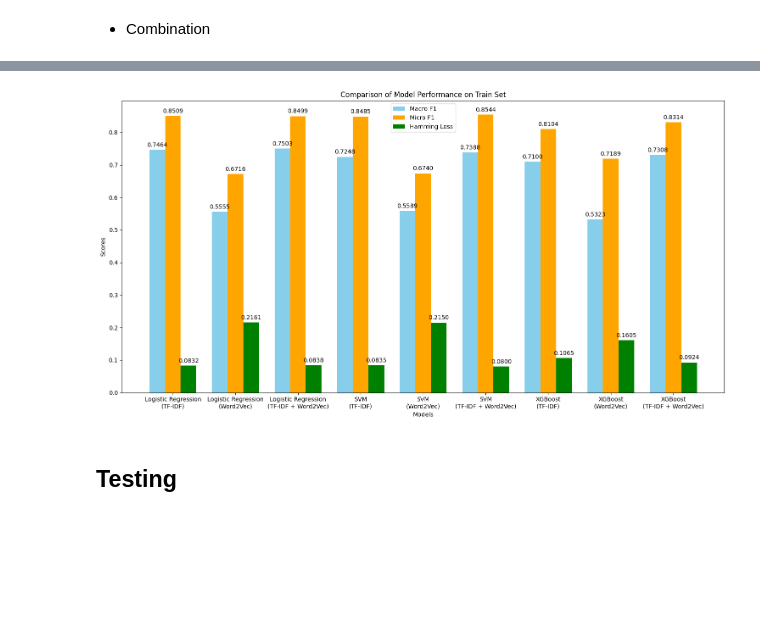
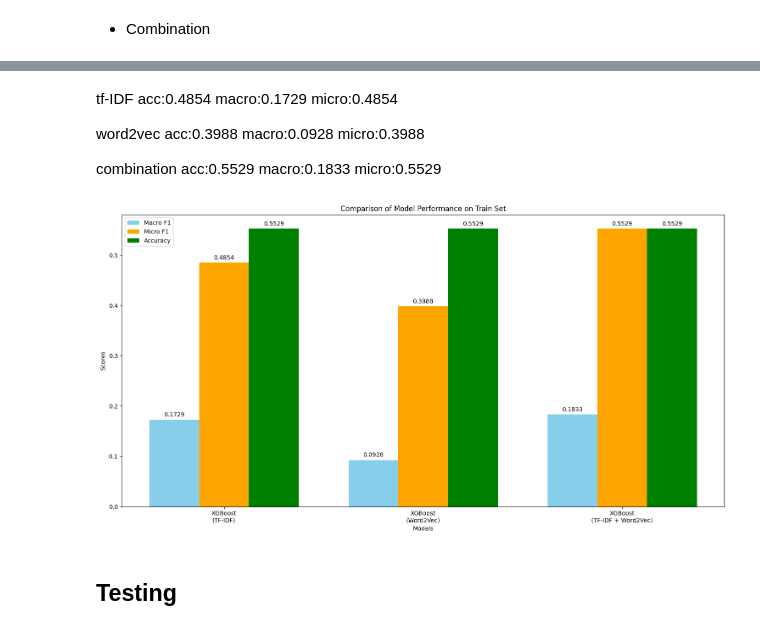
Before and after one commit to martapereira0/NLP-Text_Classification, a Jupyter notebook: main.ipynb, the cells around one changed output, grey strips where cells are left out. Cells and saved outputs as stored; diff of their text form; code cells hidden in the pictures; blank space fills up the shorter version.

```diff
--- a/main.ipynb
+++ b/main.ipynb
@@ -757,7 +924,7 @@ for C in C_values:
             C=C, max_iter=1000, random_state=42, class_weight='balanced')))
     ])
 
-    macro_f1, micro_f1, hamming, _ = evaluate_model(
+    macro_f1, micro_f1, hamming, _ = evaluate_model_mc(
         train_data['lemmatized_reviews'],
         val_data['lemmatized_reviews'],
         y_train,
@@ -1011,3 +1168,9 @@ def compute_scale_pos_weight(y_train):
+# %%
+def compute_sample_weights(y_train):
+    class_counts = pd.Series(y_train).value_counts()
+    total_samples = len(y_train)
+    sample_weights = np.array([total_samples / (len(class_counts) * class_counts.get(y, 1)) for y in y_train])
+    return sample_weights
 # %%
 class CustomXGBClassifier:
     def __init__(self, scale_pos_weights, **kwargs):
@@ -1089,14 +1261,2 @@ Hamming Loss: 0.1065
 # %% [markdown]
 * Word2Vec
-# %%
-model_xgb_w2v = CustomXGBClassifier(scale_pos_weights=scale_pos_weights)
-
-macro_f1, micro_f1, hamming, _ = evaluate_model(X_train_w2v, X_val_w2v, y_train, y_val, "XGBoost (Word2Vec)", model_xgb_w2v)
-
-train_results.append({
-    'Model': 'XGBoost',
-    'Feature Set': 'Word2Vec',
-    'Macro F1': macro_f1,
-    'Micro F1': micro_f1,
-    'Hamming Loss': hamming
-})
@@ -1123,14 +1320,2 @@ Hamming Loss: 0.1605
 # %% [markdown]
 * Combination
-# %%
-model_xgb_combined = CustomXGBClassifier(scale_pos_weights=scale_pos_weights)
-
-macro_f1, micro_f1, hamming, _ = evaluate_model(X_train_combined, X_val_combined, y_train, y_val, "XGBoost (TF-IDF + Word2Vec)", model_xgb_combined)
-
-train_results.append({
-    'Model': 'XGBoost',
-    'Feature Set': 'TF-IDF + Word2Vec',
-    'Macro F1': macro_f1,
-    'Micro F1': micro_f1,
-    'Hamming Loss': hamming
-})
@@ -1159,32 +1382,47 @@ The Combination of TF-IDF and Word2Vec is generally the best choice for most mod
+# %% [markdown]
+tf-IDF
+acc:0.4854
+macro:0.1729
+micro:0.4854
+
+word2vec
+acc:0.3988
+macro:0.0928
+micro:0.3988
+
+combination
+acc:0.5529
+macro:0.1833
+micro:0.5529
 # %%
 models = [result['Model'] for result in train_results]
 feature_sets = [result['Feature Set'] for result in train_results]
 macro_f1 = [result['Macro F1'] for result in train_results]
 micro_f1 = [result['Micro F1'] for result in train_results]
-hamming_loss = [result['Hamming Loss'] for result in train_results]
+hamming_loss = [result['Accuracy'] for result in train_results]
 
 x = np.arange(len(models))
 width = 0.25
 
 fig, ax = plt.subplots(figsize=(15, 8))
 bars1 = ax.bar(x - width, macro_f1, width, label='Macro F1', color='skyblue')
 bars2 = ax.bar(x, micro_f1, width, label='Micro F1', color='orange')
-bars3 = ax.bar(x + width, hamming_loss, width, label='Hamming Loss', color='green')
+bars3 = ax.bar(x + width, accuracy, width, label='Accuracy', color='green')
 
 ax.set_xlabel('Models')
 ax.set_ylabel('Scores')
 ax.set_title('Comparison of Model Performance on Train Set')
 ax.set_xticks(x)
 ax.set_xticklabels([f"{model}\n({feature_set})" for model, feature_set in zip(models, feature_sets)])
 ax.legend()
 
 for bars in [bars1, bars2, bars3]:
     ax.bar_label(bars, fmt='%.4f', padding=3)
 
 plt.tight_layout()
 plt.show()
 # %% [output]
-[figure, old version]
+[figure, new version]
 # %% [markdown]
 ## **Testing**
 # %%
```
Also changed, not shown: parts of 33 cells of this notebook.
